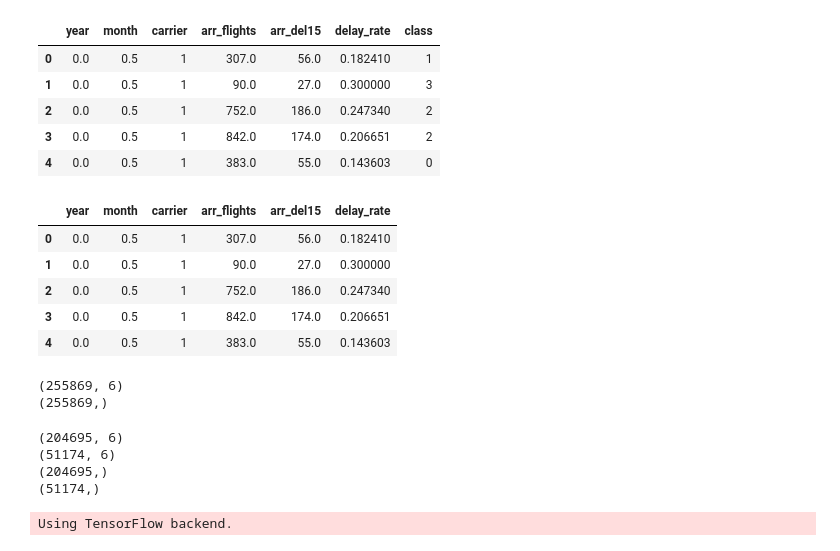
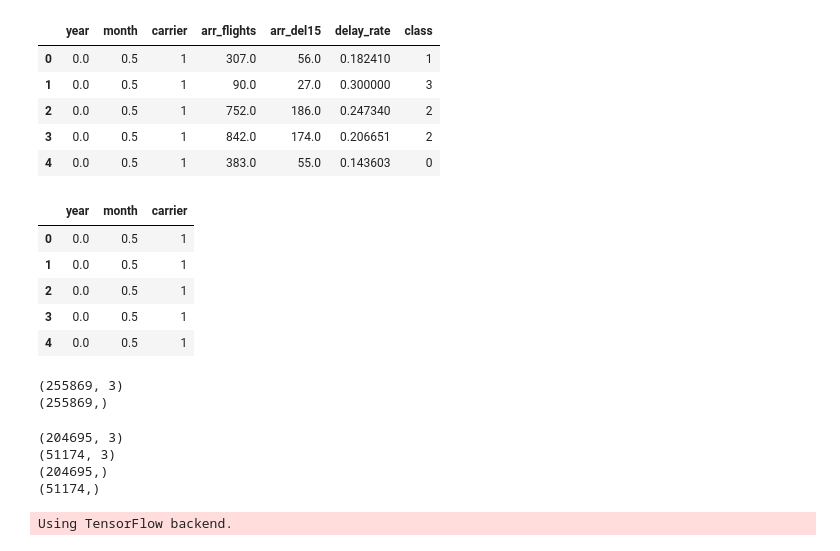
Before and after one commit to dongzhang84/Flight_delay, a Jupyter notebook: Flight_Delay_DL.ipynb, the cells around one changed output. Drawn from its saved outputs; the diff is of its cells as text; code cells hidden in the pictures.

```diff
--- a/Flight_Delay_DL.ipynb
+++ b/Flight_Delay_DL.ipynb
@@ -123,21 +125,21 @@ data_ML.head()
 | 4 | 0.0 | 0.5 | 1 | 383.0 | 55.0 | 0.143603 | 0 |
 # %%
 y = data_ML['class']
-X = data_ML.drop('class', axis=1)
+X = data_ML.drop(['arr_flights','arr_del15','delay_rate','class'], axis=1)
 
 X.head()
 # %% [output]
-|  | year | month | carrier | arr_flights | arr_del15 | delay_rate |
-| 0 | 0.0 | 0.5 | 1 | 307.0 | 56.0 | 0.182410 |
-| 1 | 0.0 | 0.5 | 1 | 90.0 | 27.0 | 0.300000 |
-| 2 | 0.0 | 0.5 | 1 | 752.0 | 186.0 | 0.247340 |
-| 3 | 0.0 | 0.5 | 1 | 842.0 | 174.0 | 0.206651 |
-| 4 | 0.0 | 0.5 | 1 | 383.0 | 55.0 | 0.143603 |
+|  | year | month | carrier |
+| 0 | 0.0 | 0.5 | 1 |
+| 1 | 0.0 | 0.5 | 1 |
+| 2 | 0.0 | 0.5 | 1 |
+| 3 | 0.0 | 0.5 | 1 |
+| 4 | 0.0 | 0.5 | 1 |
 # %%
 print(X.shape)
 print(y.shape)
 # %% [output]
-(255869, 6)
+(255869, 3)
 (255869,)
 # %%
 X = X.as_matrix()
@@ -152,8 +154,8 @@ print(X_test.shape)
 print(y_train.shape)
 print(y_test.shape)
 # %% [output]
-(204695, 6)
-(51174, 6)
+(204695, 3)
+(51174, 3)
 (204695,)
 (51174,)
 # %%
```
Also changed, not shown: parts of 32 cells of this notebook.
